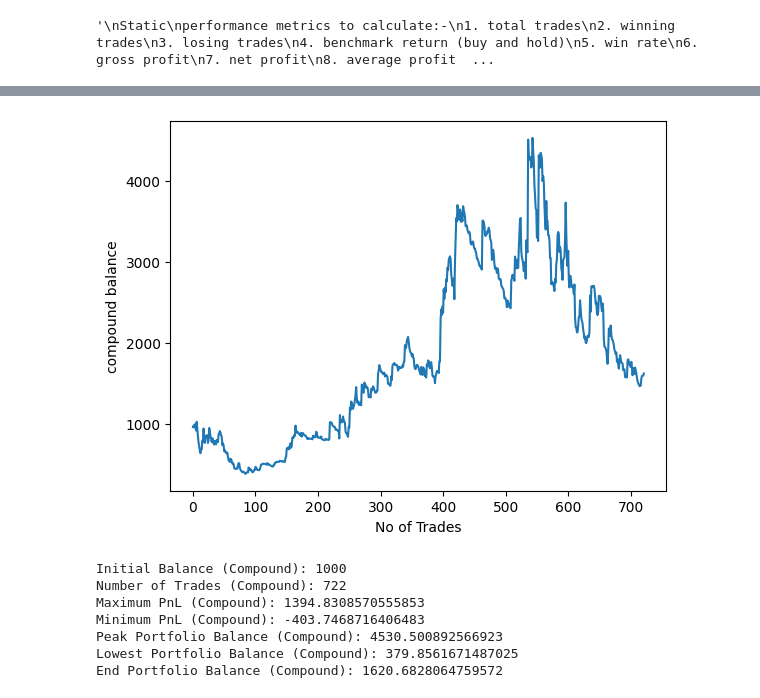
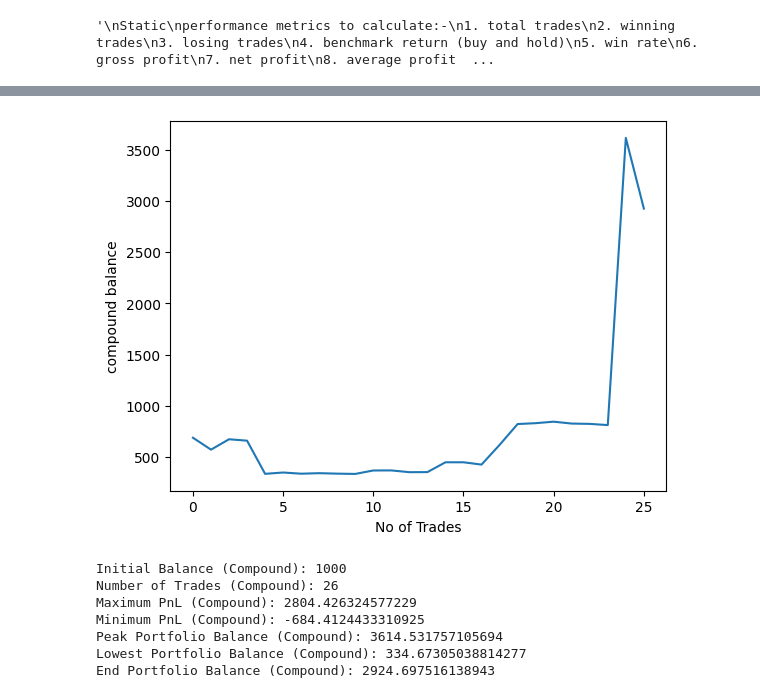
Before and after one commit to kdebeast17/InterIIT-CryptoTrading, a Jupyter notebook: backtesting.ipynb, the cells around one changed output, grey strips where cells are left out. Saved outputs shown, nothing was run; the diff lists cells and outputs as text; code cells hidden in the pictures.

```diff
--- a/backtesting.ipynb
+++ b/backtesting.ipynb
@@ -407,24 +437,24 @@ plt.show()
 # %%
 # Create a backtest object
 bt = backtest(hist, strat)
 
 # Run the backtest in static mode
-bt.backtest(static=False)
+bt.backtest(static=False,multiple=True)
 
 # Print the calculated metrics
 print("Initial Balance (Compound):", bt.initial_balance_compound)
 print("Number of Trades (Compound):", bt.num_trades_compound)
 print("Maximum PnL (Compound):", bt.max_pnl_compound)
 print("Minimum PnL (Compound):", bt.min_pnl_compound)
 print("Peak Portfolio Balance (Compound):", bt.peak_portfolio_balance_compound)
 print("Lowest Portfolio Balance (Compound):", bt.lowest_portfolio_balance_compound)
 print("End Portfolio Balance (Compound):", bt.end_portfolio_balance_compound)
 # %% [output]
-[figure, old version]
+[figure, new version]
 Initial Balance (Compound): 1000
-Number of Trades (Compound): 722
-Maximum PnL (Compound): 1394.8308570555853
-Minimum PnL (Compound): -403.7468716406483
-Peak Portfolio Balance (Compound): 4530.500892566923
-Lowest Portfolio Balance (Compound): 379.8561671487025
-End Portfolio Balance (Compound): 1620.6828064759572
+Number of Trades (Compound): 26
+Maximum PnL (Compound): 2804.426324577229
+Minimum PnL (Compound): -684.4124433310925
+Peak Portfolio Balance (Compound): 3614.531757105694
+Lowest Portfolio Balance (Compound): 334.67305038814277
+End Portfolio Balance (Compound): 2924.697516138943
```
Also changed, not shown: parts of 4 cells of this notebook.
